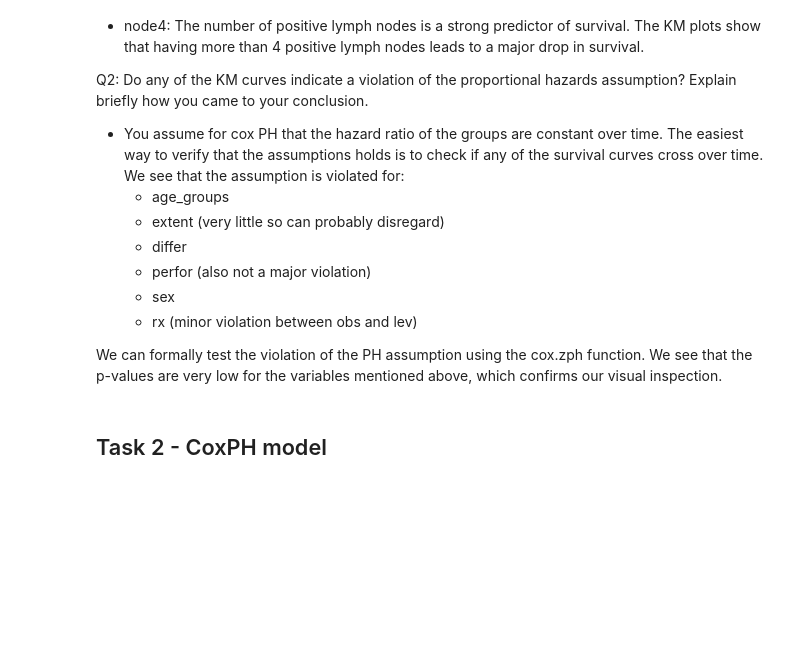
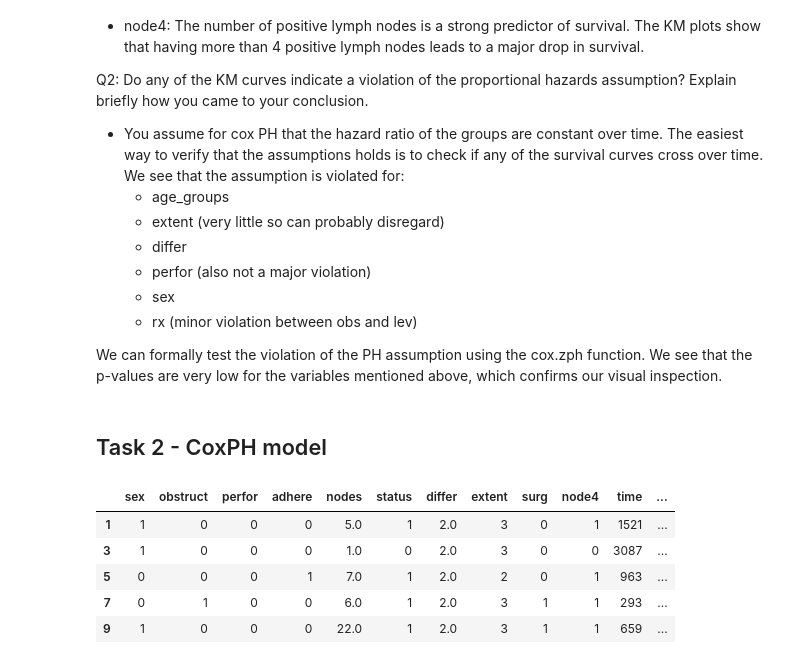
Before and after one commit to erlendrisvik/DAT350_CA, a Jupyter notebook: compulsory_2_erlend_risvik.ipynb, the cells around one changed output. Drawn from its saved outputs; the diff is of its cells as text; code cells hidden in the pictures; blank space fills up the shorter version.

```diff
--- a/compulsory_2_erlend_risvik.ipynb
+++ b/compulsory_2_erlend_risvik.ipynb
@@ -220,3 +220,21 @@ Q2: Do any of the KM curves indicate a violation of the proportional hazards ass
 We can formally test the violation of the PH assumption using the cox.zph function. We see that the p-values are very low for the variables mentioned above, which confirms our visual inspection.
 # %% [markdown]
 ## Task 2 - CoxPH model
+# %%
+cox_ph_cols = df.columns.drop(['id', 'study', 'age', 'age_groups', 'etype'])
+# %%
+from lifelines import CoxPHFitter
+
+# create one-hot-encode and give appropiate status column
+cox_ph_df = df[cox_ph_cols].copy()
+cox_ph_df['status'] = df['status'].map({False: 0, True: 1})
+cox_ph_df = pd.get_dummies(cox_ph_df, columns = ['rx'], drop_first=True)
+# %%
+cox_ph_df.head()
+# %% [output]
+|  | sex | obstruct | perfor | adhere | nodes | status | differ | extent | surg | node4 | time | ... |
+| 1 | 1 | 0 | 0 | 0 | 5.0 | 1 | 2.0 | 3 | 0 | 1 | 1521 | ... |
+| 3 | 1 | 0 | 0 | 0 | 1.0 | 0 | 2.0 | 3 | 0 | 0 | 3087 | ... |
+| 5 | 0 | 0 | 0 | 1 | 7.0 | 1 | 2.0 | 2 | 0 | 1 | 963 | ... |
+| 7 | 0 | 1 | 0 | 0 | 6.0 | 1 | 2.0 | 3 | 1 | 1 | 293 | ... |
+| 9 | 1 | 0 | 0 | 0 | 22.0 | 1 | 2.0 | 3 | 1 | 1 | 659 | ... |
```
